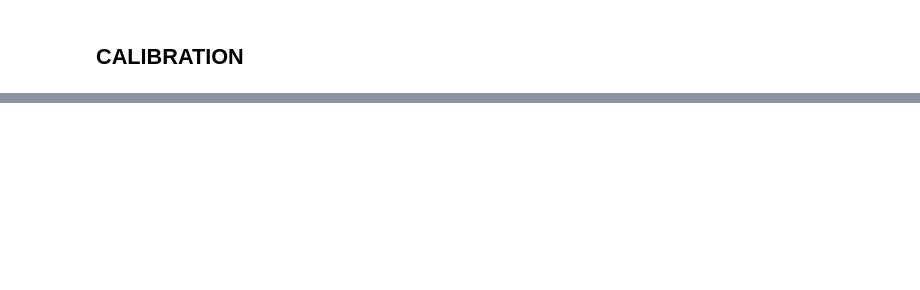
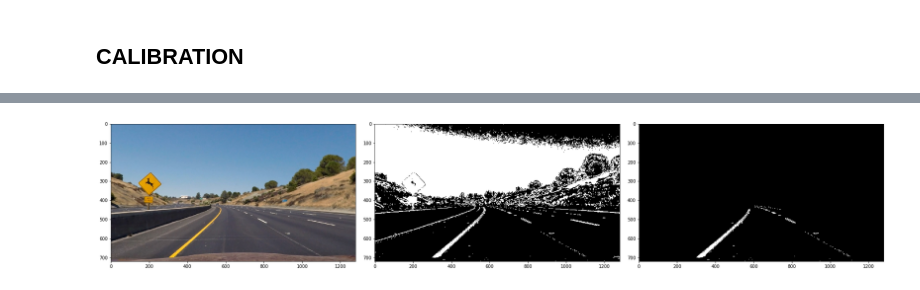
Before and after one commit to ancabilloni/SDC-P4-AdvanceLaneFiding, a Jupyter notebook: find_lanes.ipynb, the cells around one changed output, grey strips where cells are left out. Cells and saved outputs as stored; diff of their text form; code cells hidden in the pictures; blank space fills up the shorter version.

```diff
--- a/find_lanes.ipynb
+++ b/find_lanes.ipynb
@@ -101,0 +149,22 @@ plt.imshow(output)
+# %%
+#Sample Binary Image and Mask Image
+# %matplotlib qt
+img1 = mpimg.imread('./test_images/test2.jpg')
+undist = undistort(img1, objpoints, imgpoints)
+gradx = abs_sobel_thresh(undist, orient='x', sobel_kernel=9, thresh=(30,100))
+s_channel = hls_select(undist, thresh = (120,255))
+v_channel = hsv_select(undist,thresh=(75,255))
+combined_binary = np.zeros_like(gradx)
+combined_binary[(gradx == 1)|(s_channel == 1)&(v_channel == 1)]=1
+imshape = combined_binary.shape
+vertices = np.array([[(100,imshape[0]),(620,420),(750,450),(1200,imshape[0])]],dtype=np.int32)
+binary_output = region_of_interest(combined_binary,vertices)
+#Plot Images
+f, (ax1,ax2,ax3) = plt.subplots(1,3,figsize=(24,9))
+f.tight_layout()
+ax1.imshow(undist)
+ax2.imshow(combined_binary,cmap='gray')
+ax3.imshow(binary_output,cmap='gray')
+plt.subplots_adjust(left=0.,right=1,top=0.9,bottom=0.)
+# %% [output]
+[figure, added]
```
Also changed, not shown: parts of 15 cells of this notebook, 2 other files.
